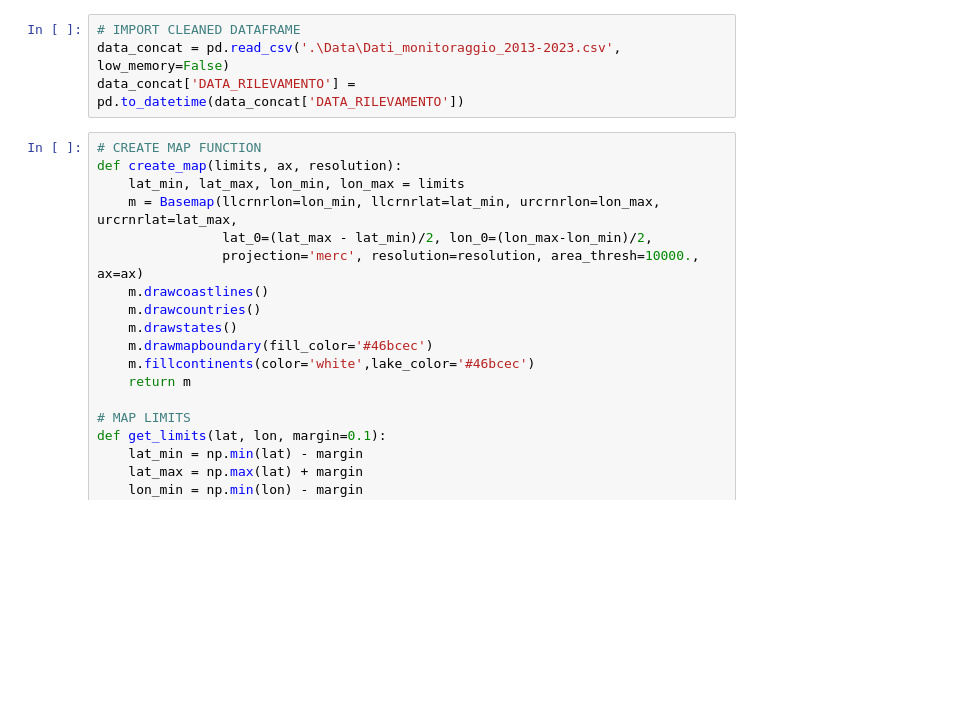
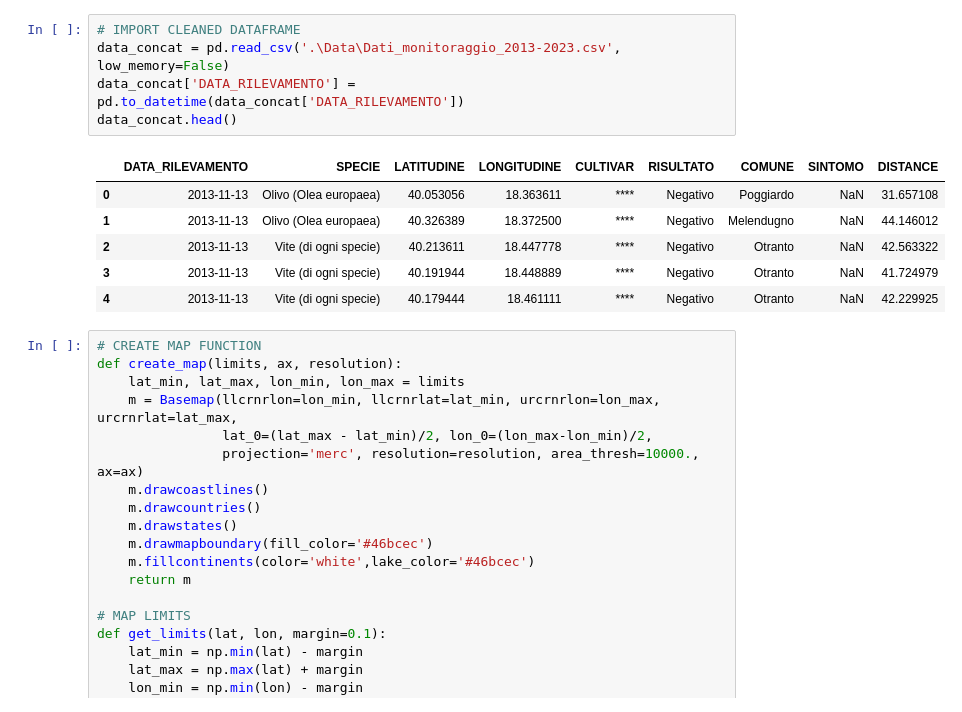
Before and after one commit to LeonMengoni/Xylella-Fastidiosa, a Jupyter notebook: Monitoring.ipynb, the cells around one changed output. Cells and saved outputs as stored; diff of their text form; blank space fills up the shorter version.

```diff
--- a/Monitoring.ipynb
+++ b/Monitoring.ipynb
@@ -71,7 +76,15 @@ plt.ioff()
 # %%
 # IMPORT CLEANED DATAFRAME
 data_concat = pd.read_csv('.\Data\Dati_monitoraggio_2013-2023.csv', low_memory=False)
 data_concat['DATA_RILEVAMENTO'] = pd.to_datetime(data_concat['DATA_RILEVAMENTO'])
+data_concat.head()
+# %% [output]
+|  | DATA_RILEVAMENTO | SPECIE | LATITUDINE | LONGITUDINE | CULTIVAR | RISULTATO | COMUNE | SINTOMO | DISTANCE |
+| 0 | 2013-11-13 | Olivo (Olea europaea) | 40.053056 | 18.363611 | **** | Negativo | Poggiardo | NaN | 31.657108 |
+| 1 | 2013-11-13 | Olivo (Olea europaea) | 40.326389 | 18.372500 | **** | Negativo | Melendugno | NaN | 44.146012 |
+| 2 | 2013-11-13 | Vite (di ogni specie) | 40.213611 | 18.447778 | **** | Negativo | Otranto | NaN | 42.563322 |
+| 3 | 2013-11-13 | Vite (di ogni specie) | 40.191944 | 18.448889 | **** | Negativo | Otranto | NaN | 41.724979 |
+| 4 | 2013-11-13 | Vite (di ogni specie) | 40.179444 | 18.461111 | **** | Negativo | Otranto | NaN | 42.229925 |
 # %%
 # CREATE MAP FUNCTION
 def create_map(limits, ax, resolution):
```
Also changed, not shown: parts of 24 cells of this notebook, 2 other files.
